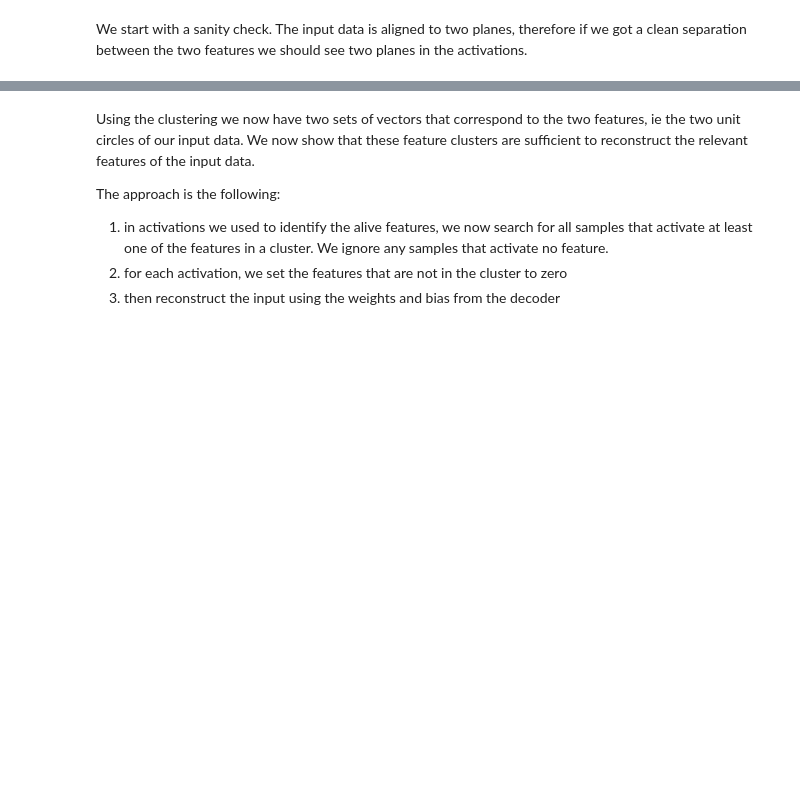
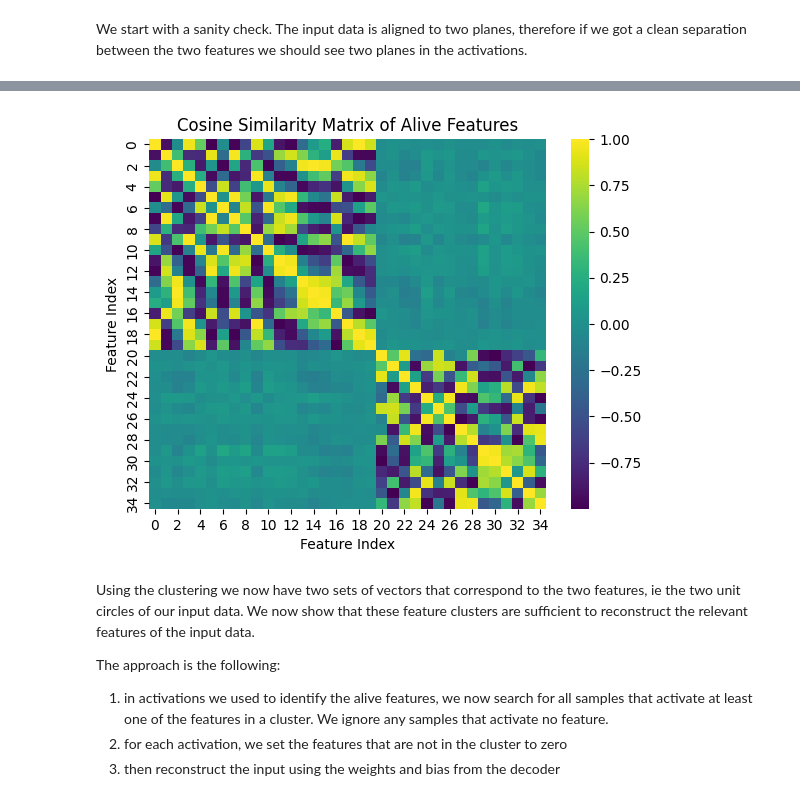
Before and after one commit to derfred/tutorials, a Jupyter notebook: multi_dimensional_features/multi_dimension_features.ipynb, the cells around one changed output, grey strips where cells are left out. Drawn from its saved outputs; the diff is of its cells as text; code cells hidden in the pictures; blank space fills up the shorter version.

```diff
--- a/multi_dimensional_features/multi_dimension_features.ipynb
+++ b/multi_dimensional_features/multi_dimension_features.ipynb
@@ -246,7 +251,7 @@ plt.show()
 # %% [markdown]
 We start with a sanity check. The input data is aligned to two planes, therefore if we got a clean separation between the two features we should see two planes in the activations.
 # %%
-high_dimensions_sae_alive_features = np.array(high_dimensions_sae.decoder.weight)[:, high_dimensions_active_idxs]
+high_dimensions_sae_alive_features = np.array(high_dimensions_sae.decoder.weight)[:, high_dimensions_alive_idxs]
 sns.heatmap(np.abs(high_dimensions_sae_alive_features.T), annot=False, cmap='viridis', linewidths=0)
 plt.title('Feature Vector components')
 plt.xlabel('Dimension')
@@ -290,3 +266,24 @@ high_dimension_one_plane  = topk_component_idx(np.array(high_dimensions_sae.deco
+# %%
+from sklearn.cluster import SpectralClustering
+
+high_dimensions_cosine_similarity = np.dot(high_dimensions_sae_alive_features.T, high_dimensions_sae_alive_features)
+
+spectral                       = SpectralClustering(n_clusters=2, affinity='precomputed')
+high_dimensions_similarity     = 1 - np.arccos(np.abs(np.clip(high_dimensions_cosine_similarity, -1.0, 1.0)))/np.pi
+high_dimensions_cluster_labels = spectral.fit_predict(high_dimensions_similarity)
+
+high_dimension_zero_features_idxs = high_dimensions_alive_idxs[high_dimensions_cluster_labels == 0]
+high_dimension_one_features_idxs  = high_dimensions_alive_idxs[high_dimensions_cluster_labels == 1]
+
+sorted_indices = np.argsort(high_dimensions_cluster_labels)
+sorted_sims    = high_dimensions_cosine_similarity[sorted_indices][:, sorted_indices]
+sns.heatmap(sorted_sims, cmap='viridis', annot=False)
+plt.title("Cosine Similarity Matrix of Alive Features")
+plt.xlabel('Feature Index')
+plt.ylabel('Feature Index')
+plt.show()
+# %% [output]
+[figure, added]
 # %% [markdown]
 Using the clustering we now have two sets of vectors that correspond to the two features, ie the two unit circles of our input data. We now show that these feature clusters are sufficient to reconstruct the relevant features of the input data.
 
```
Also changed, not shown: parts of 67 cells of this notebook.
